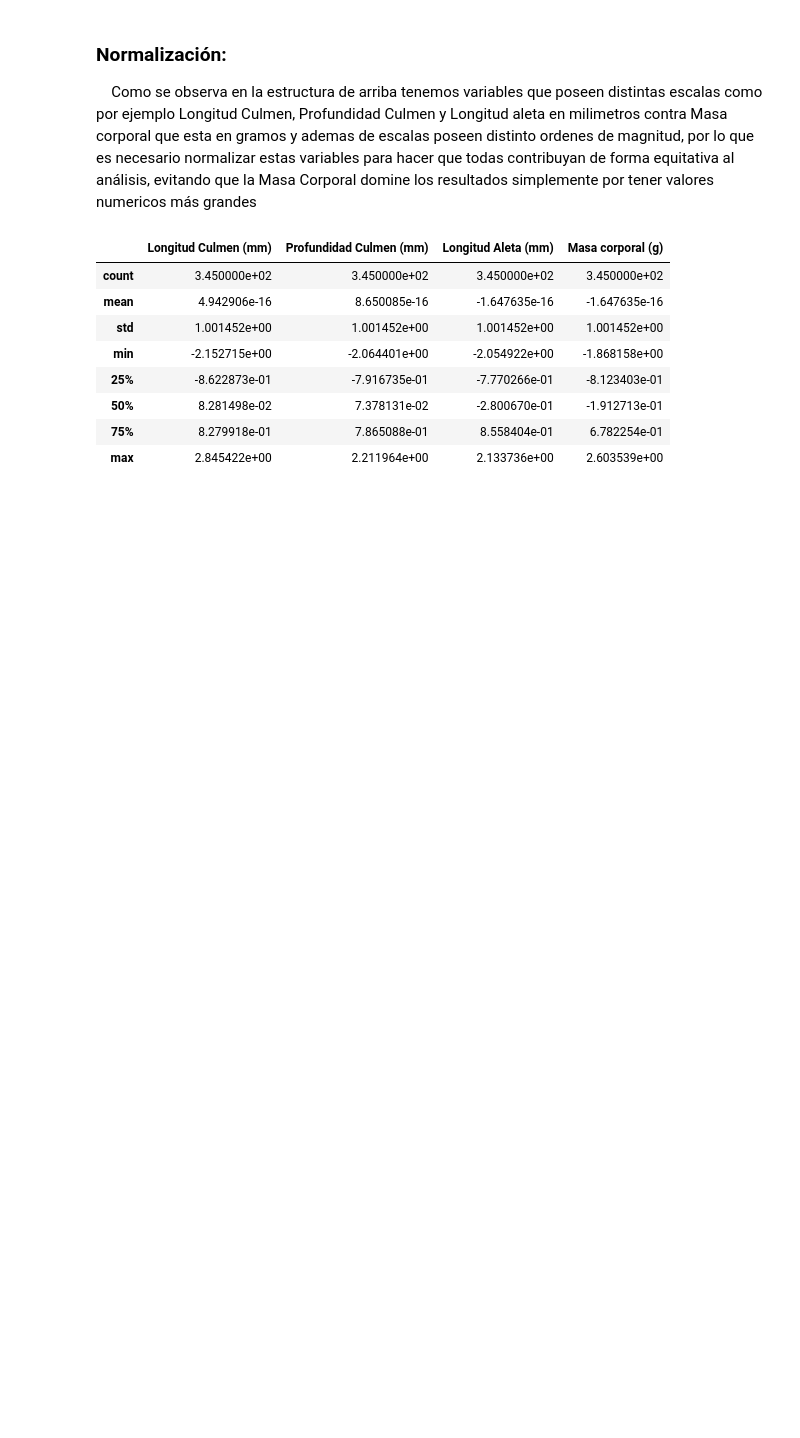
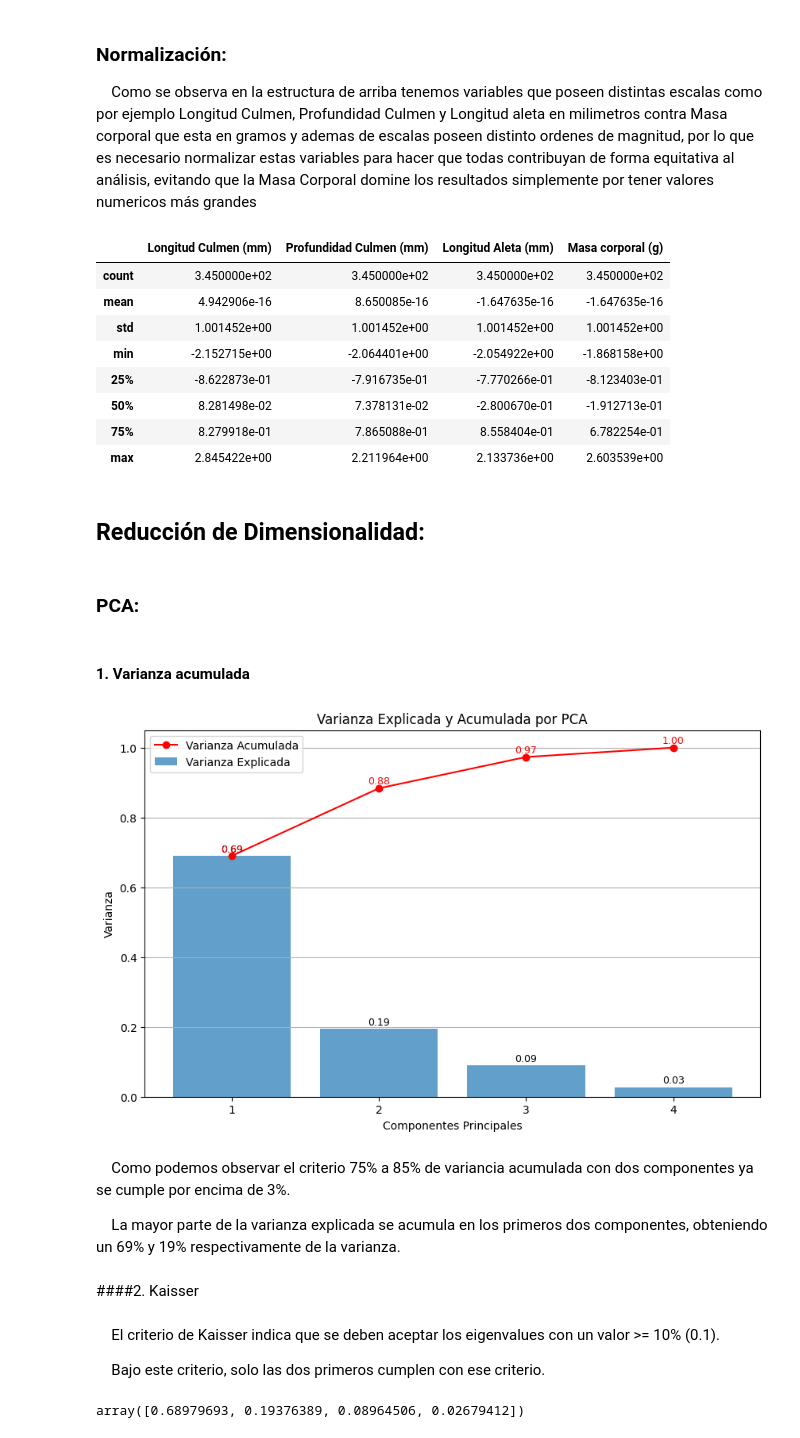
Before and after one commit to manuellazarte/TP-Mineria-Datos-Pinguinos, a Jupyter notebook: TP1_Lazarte_Larrubia.ipynb, the cells around one changed output. Saved outputs shown, nothing was run; the diff lists cells and outputs as text; code cells hidden in the pictures; blank space fills up the shorter version.

```diff
--- a/TP1_Lazarte_Larrubia.ipynb
+++ b/TP1_Lazarte_Larrubia.ipynb
@@ -219,8 +182,8 @@ Así mismo, En la diagonal se observan las distribuciones individuales de las cu
 &emsp;Como se observa en la estructura de arriba tenemos variables que poseen distintas escalas como por ejemplo Longitud Culmen, Profundidad Culmen y Longitud aleta en milimetros contra Masa corporal que esta en gramos y ademas de escalas poseen distinto ordenes de magnitud, por lo que es necesario normalizar estas variables para hacer que todas contribuyan de forma equitativa al análisis, evitando que la Masa Corporal domine los resultados simplemente por tener valores numericos más grandes
 # %%
 scaler = StandardScaler().set_output(transform="pandas")
-X_scaled = scaler.fit_transform(X)
-X_scaled.describe()
+X_std = scaler.fit_transform(X)
+X_std.describe()
 # %% [output]
 |  | Longitud Culmen (mm) | Profundidad Culmen (mm) | Longitud Aleta (mm) | Masa corporal (g) |
 | count | 3.450000e+02 | 3.450000e+02 | 3.450000e+02 | 3.450000e+02 |
@@ -231,3 +194,70 @@ X_scaled.describe()
 | 50% | 8.281498e-02 | 7.378131e-02 | -2.800670e-01 | -1.912713e-01 |
 | 75% | 8.279918e-01 | 7.865088e-01 | 8.558404e-01 | 6.782254e-01 |
 | max | 2.845422e+00 | 2.211964e+00 | 2.133736e+00 | 2.603539e+00 |
+# %% [markdown]
+## Reducción de Dimensionalidad:
+# %% [markdown]
+### PCA:
+# %% [markdown]
+#### 1. Varianza acumulada
+# %%
+## Definimos pipeline
+pca_pipeline = Pipeline([
+    ('scaler', StandardScaler()), #scaler a usar con un output de df
+    ('pca', PCA().set_output(transform="pandas")) # algoritmo
+])
+
+# Aplicamos el pipeline
+
+df_pca = pca_pipeline.fit_transform(X_std)
+
+pca_pipeline.named_steps['pca'].explained_variance_ratio_
+
+df_pca['Especie'] = df['Especie']
+
+# Varianza explicada y acumulada
+var_exp = pca_pipeline.named_steps['pca'].explained_variance_ratio_
+var_cum = np.cumsum(var_exp)
+n_comp = len(var_exp)
+# Crear figura
+fig, ax = plt.subplots(figsize=(10,6))
+
+# Barras: varianza explicada
+bars = ax.bar(range(1, n_comp+1), var_exp, alpha=0.7, label='Varianza Explicada')
+
+# Línea: varianza acumulada
+line = ax.plot(range(1, n_comp+1), var_cum, color='red', marker='o', label='Varianza Acumulada')
+
+# Etiquetas sobre las barras
+for bar, v in zip(bars, var_exp):
+    ax.text(bar.get_x() + bar.get_width()/2, v + 0.005, f"{v:.2f}", ha='center', va='bottom', fontsize=9)
+
+# Etiquetas sobre los puntos de la línea
+for i, v in enumerate(var_cum, start=1):
+    ax.text(i, v + 0.005, f"{v:.2f}", color='red', ha='center', va='bottom', fontsize=9)
+
+# Etiquetas y estilo
+ax.set_xlabel('Componentes Principales')
+ax.set_ylabel('Varianza')
+ax.set_title('Varianza Explicada y Acumulada por PCA')
+ax.set_xticks(range(1, n_comp+1))
+ax.legend()
+ax.grid(axis='y')
+
+plt.show()
+# %% [output]
+[figure, added]
+# %% [markdown]
+&emsp;Como podemos observar el criterio 75% a 85% de variancia acumulada con dos componentes ya se cumple por encima de 3%.
+
+&emsp;La mayor parte de la varianza explicada se acumula en los primeros dos componentes, obteniendo un 69% y 19% respectivamente de la varianza.
+# %% [markdown]
+####2. Kaisser
+# %% [markdown]
+&emsp;El criterio de Kaisser indica que se deben aceptar los eigenvalues con un valor >= 10% (0.1).
+
+&emsp;Bajo este criterio, solo las dos primeros cumplen con ese criterio.
+# %%
+var_exp
+# %% [output]
+array([0.68979693, 0.19376389, 0.08964506, 0.02679412])
```
Also changed, not shown: parts of 37 cells of this notebook.
